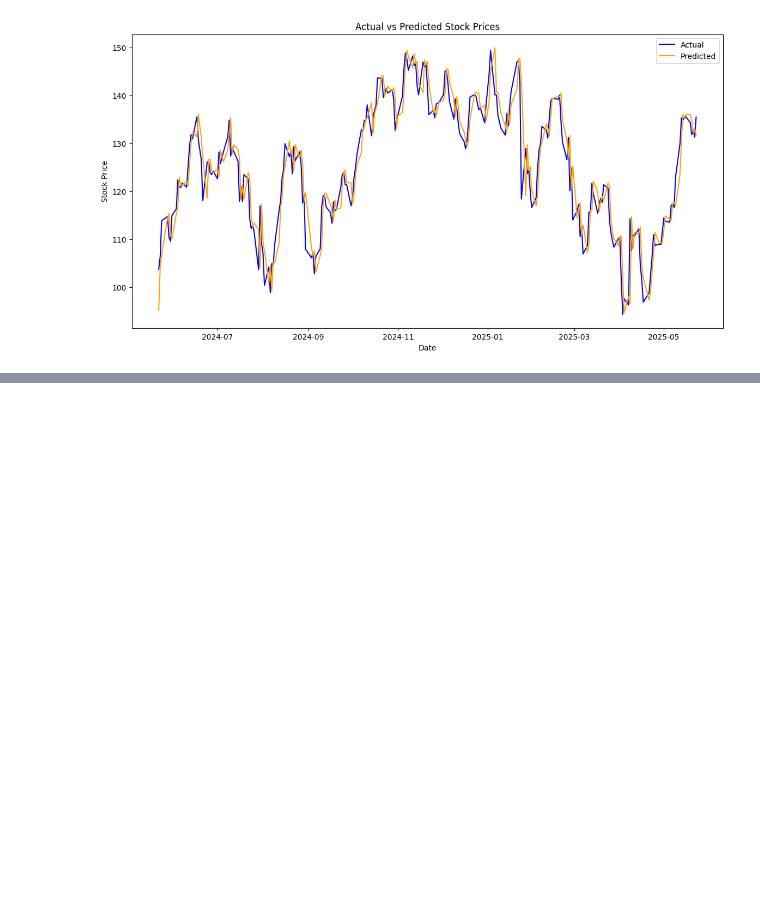
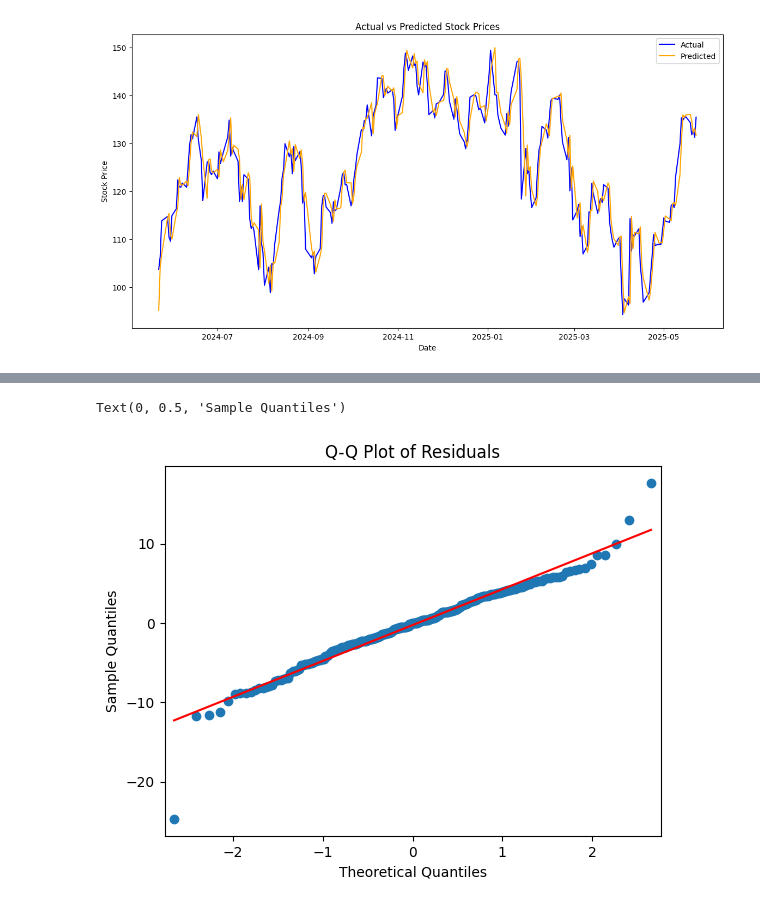
Before and after one commit to marabsatt/blackwell, a Jupyter notebook: main.ipynb, the cells around one changed output, grey strips where cells are left out. Cells and saved outputs as stored; diff of their text form; code cells hidden in the pictures; blank space fills up the shorter version.

```diff
--- a/main.ipynb
+++ b/main.ipynb
@@ -164,3 +200,11 @@ plt.show()
+# %%
+sm.qqplot(residuals, line='s')
+plt.title('Q-Q Plot of Residuals')
+plt.xlabel('Theoretical Quantiles')
+plt.ylabel('Sample Quantiles')
+# %% [output]
+Text(0, 0.5, 'Sample Quantiles')
+[figure, added]
 # %%
 #TODO 7: Create buy and sell signals based on predictions
 # %%
```
Also changed, not shown: parts of 5 cells of this notebook.
